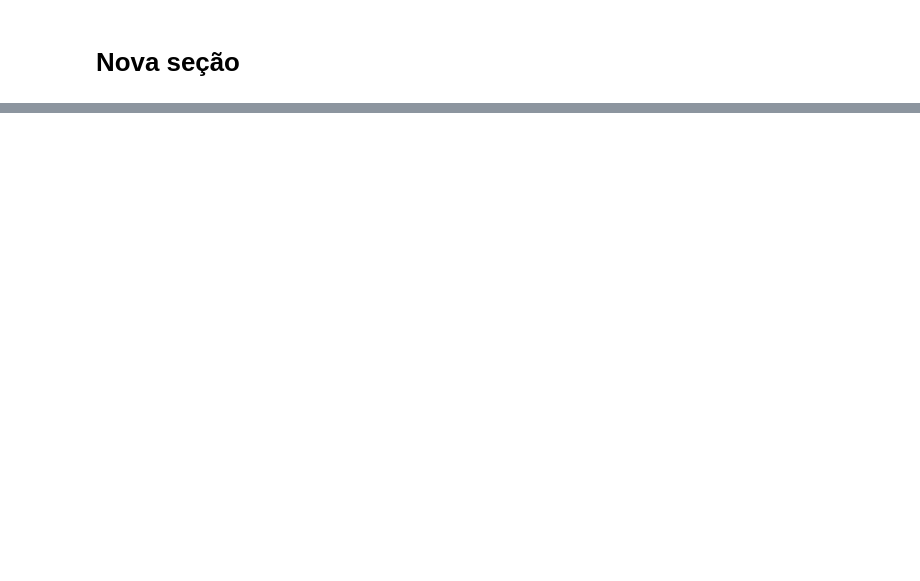
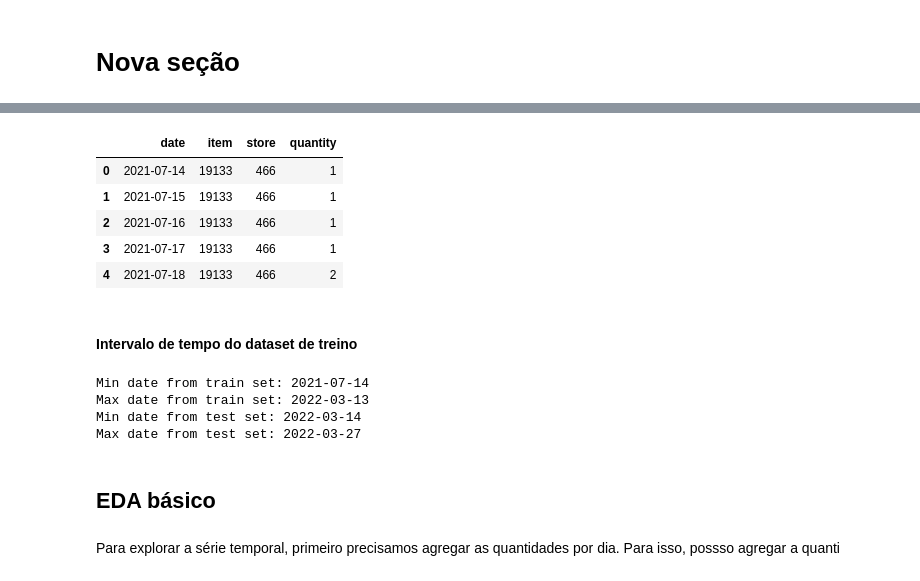
Before and after one commit to Monakairine/Astromatch, a Jupyter notebook: Devoro_mona.ipynb, the cells around one changed output, grey strips where cells are left out. Saved outputs shown, nothing was run; the diff lists cells and outputs as text; code cells hidden in the pictures; blank space fills up the shorter version.

```diff
--- a/Devoro_mona.ipynb
+++ b/Devoro_mona.ipynb
@@ -109,0 +127,3 @@ array(['TATU - TATUAPE (FULL)', 'ASTOR OSCAR FREIRE (FULL)',
+# %%
+train = data_selected_store_departments.loc[data_selected_store_departments['date'] < datetime.date(2022,3,14) ].sort_values('date')
+test = data_selected_store_departments.loc[data_selected_store_departments['date'] >= datetime.date(2022,3,14) ].sort_values('date')
@@ -109,0 +154,27 @@ array(['TATU - TATUAPE (FULL)', 'ASTOR OSCAR FREIRE (FULL)',
+# %%
+train.head()
+# %% [output]
+|  | date | item | store | quantity |
+| 0 | 2021-07-14 | 19133 | 466 | 1 |
+| 1 | 2021-07-15 | 19133 | 466 | 1 |
+| 2 | 2021-07-16 | 19133 | 466 | 1 |
+| 3 | 2021-07-17 | 19133 | 466 | 1 |
+| 4 | 2021-07-18 | 19133 | 466 | 2 |
+# %% [markdown]
+#### Intervalo de tempo do dataset de treino
+# %%
+print('Min date from train set: %s' % train['date'].min())
+print('Max date from train set: %s' % train['date'].max())
+
+
+print('Min date from test set: %s' % test['date'].min())
+print('Max date from test set: %s' % test['date'].max())
+# %% [output]
+Min date from train set: 2021-07-14
+Max date from train set: 2022-03-13
+Min date from test set: 2022-03-14
+Max date from test set: 2022-03-27
+# %% [markdown]
+## EDA básico
+# %% [markdown]
+Para explorar a série temporal, primeiro precisamos agregar as quantidades por dia. Para isso, possso agregar a quanti
```
Also changed, not shown: parts of 28 cells of this notebook.
